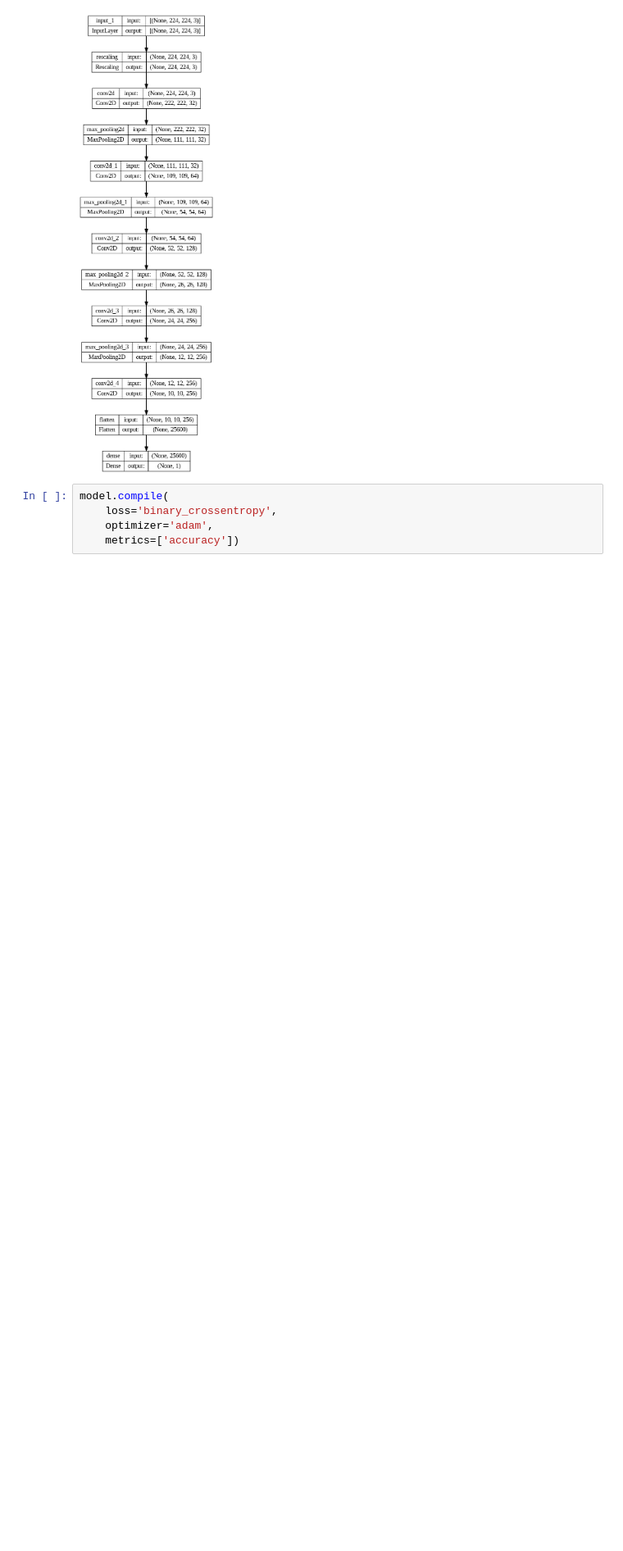
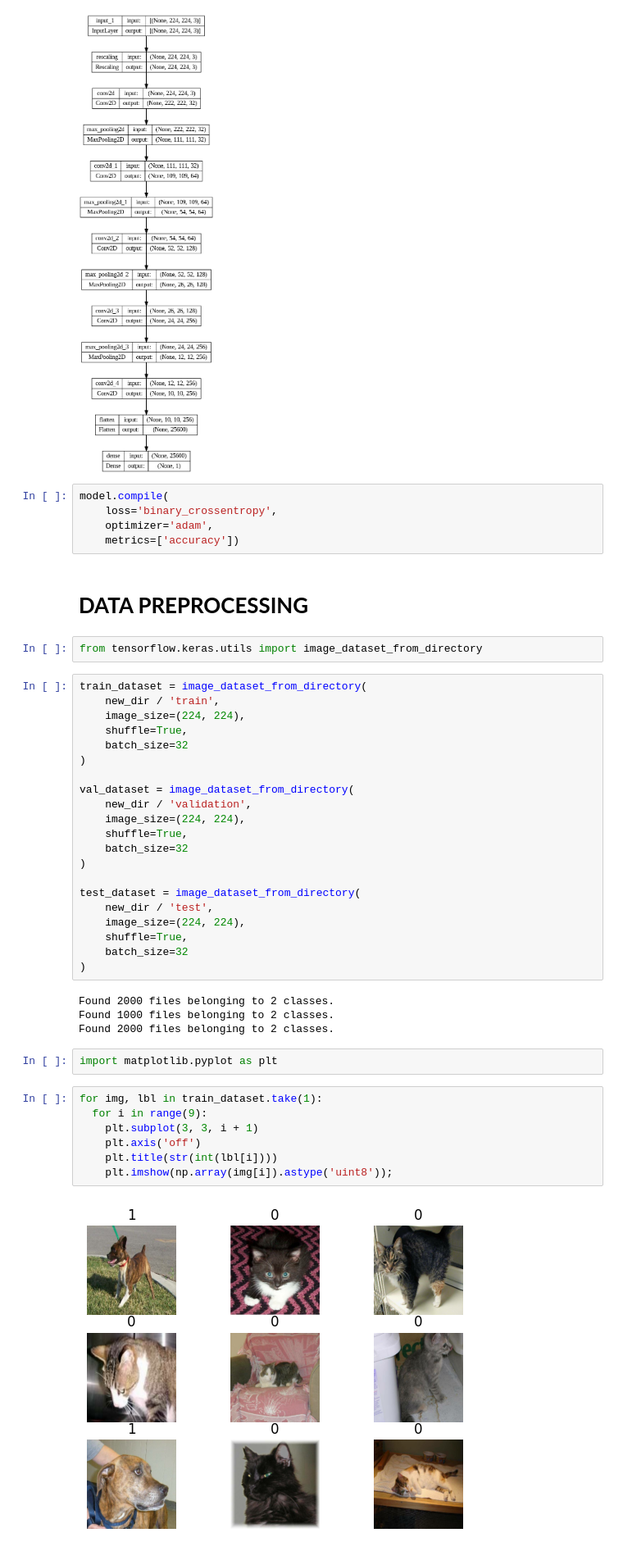
Before and after one commit to Venchislav/Neural-Networks, a Jupyter notebook: CatsVsDogsKaggle(Cool_And_New).ipynb, the cells around one changed output. Shown at 82% size. Drawn from its saved outputs; the diff is of its cells as text; blank space fills up the shorter version.

```diff
--- a/CatsVsDogsKaggle(Cool_And_New).ipynb
+++ b/CatsVsDogsKaggle(Cool_And_New).ipynb
@@ -66,3 +68,43 @@ model.compile(
     loss='binary_crossentropy',
     optimizer='adam',
     metrics=['accuracy'])
+# %% [markdown]
+# **DATA PREPROCESSING**
+# %%
+from tensorflow.keras.utils import image_dataset_from_directory
+# %%
+train_dataset = image_dataset_from_directory(
+    new_dir / 'train',
+    image_size=(224, 224),
+    shuffle=True,
+    batch_size=32
+)
+
+val_dataset = image_dataset_from_directory(
+    new_dir / 'validation',
+    image_size=(224, 224),
+    shuffle=True,
+    batch_size=32
+)
+
+test_dataset = image_dataset_from_directory(
+    new_dir / 'test',
+    image_size=(224, 224),
+    shuffle=True,
+    batch_size=32
+)
+# %% [output]
+Found 2000 files belonging to 2 classes.
+Found 1000 files belonging to 2 classes.
+Found 2000 files belonging to 2 classes.
+# %%
+import matplotlib.pyplot as plt
+# %%
+for img, lbl in train_dataset.take(1):
+  for i in range(9):
+    plt.subplot(3, 3, i + 1)
+    plt.axis('off')
+    plt.title(str(int(lbl[i])))
+    plt.imshow(np.array(img[i]).astype('uint8'));
+# %% [output]
+[figure, added]
```
Also changed, not shown: parts of 6 cells of this notebook.
